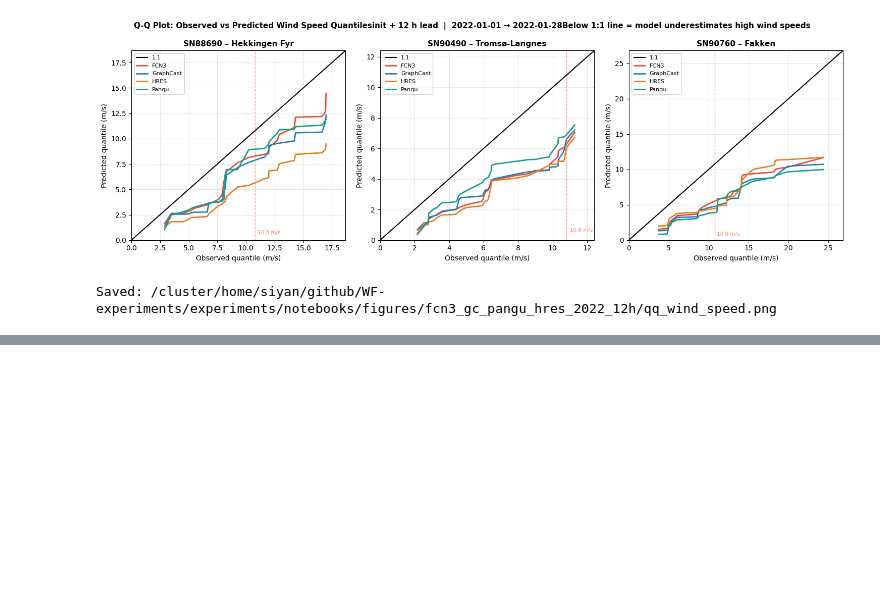
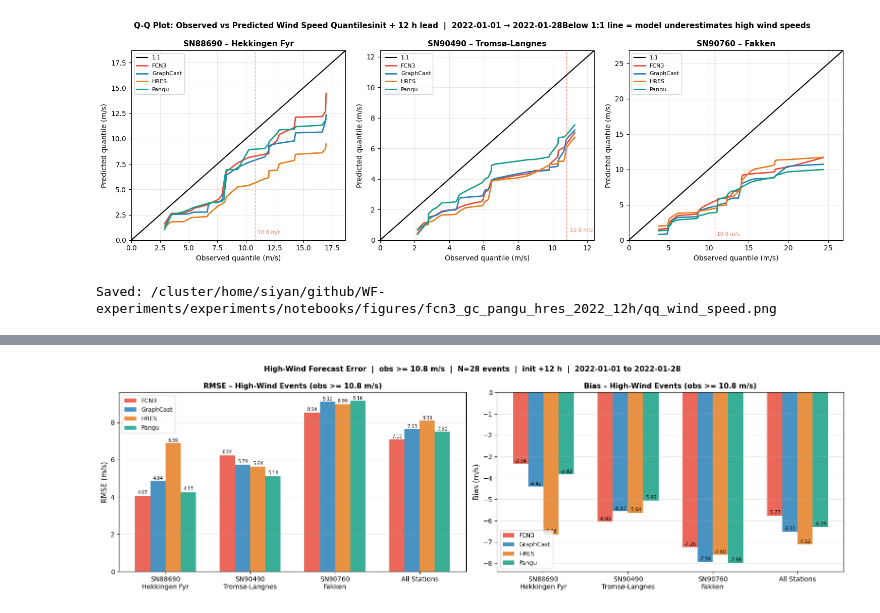
Before and after one commit to chensy618/WF-experiments, a Jupyter notebook: experiments/notebooks/comparison_fcn3_graphcast_pangu_hres_obs_2022.ipynb, the cells around one changed output, grey strips where cells are left out. Saved outputs shown, nothing was run; the diff lists cells and outputs as text; code cells hidden in the pictures; blank space fills up the shorter version.

```diff
--- a/experiments/notebooks/comparison_fcn3_graphcast_pangu_hres_obs_2022.ipynb
+++ b/experiments/notebooks/comparison_fcn3_graphcast_pangu_hres_obs_2022.ipynb
@@ -883,0 +886,84 @@ Saved: /cluster/home/siyan/github/WF-experiments/experiments/notebooks/figures/f
+# %%
+HIGH_WIND_THR = 10.8
+model_list = [
+    ('fcn3_wind',  'FCN3',      CLR['FCN3']),
+    ('gc_wind',    'GraphCast', CLR['GraphCast']),
+    ('hres_wind',  'HRES',      CLR['HRES']),
+    ('pangu_wind', 'Pangu',     CLR['Pangu']),
+]
+
+# ── Print high-wind metrics table ────────────────────────────────────────────
+rows = []
+for wind_col, model_name, _ in model_list:
+    for sid in list(STATIONS.keys()) + ['All Stations']:
+        hw = merged[merged['obs_wind'] >= HIGH_WIND_THR] if sid == 'All Stations' else              merged[(merged['station'] == sid) & (merged['obs_wind'] >= HIGH_WIND_THR)]
+        if len(hw) == 0:
+            continue
+        err = hw[wind_col] - hw['obs_wind']
+        rows.append({'Model': model_name, 'Station': sid, 'N': len(hw),
+                     'RMSE': round(float(np.sqrt((err**2).mean())), 4),
+                     'Bias': round(float(err.mean()), 4),
+                     'MAE':  round(float(err.abs().mean()), 4)})
+hw_table = pd.DataFrame(rows)
+print(f'High-Wind Metrics  |  obs >= {HIGH_WIND_THR} m/s')
+print('=' * 70)
+print(hw_table.to_string(index=False))
+print()
+
+
+_m      = len(model_list)
+sids    = list(STATIONS.keys())
+labels  = [f'{s}\n{STATIONS[s]["name"]}' for s in sids] + ['All Stations']
+x       = np.arange(len(labels))
+w       = 0.18
+
+fig, (ax_rmse, ax_bias) = plt.subplots(1, 2, figsize=(16, 5))
+
+for ax, metric, ylabel, title in [
+    (ax_rmse, 'rmse', 'RMSE (m/s)',  f'RMSE – High-Wind Events (obs >= {HIGH_WIND_THR} m/s)'),
+    (ax_bias, 'bias', 'Bias (m/s)',  f'Bias – High-Wind Events (obs >= {HIGH_WIND_THR} m/s)'),
+]:
+    offsets = np.linspace(-(_m-1)/2, (_m-1)/2, _m) * w
+    for (wind_col, model_name, clr), offset in zip(model_list, offsets):
+        vals = []
+        for sid in sids:
+            hw = merged[(merged['station'] == sid) & (merged['obs_wind'] >= HIGH_WIND_THR)]
+            if len(hw) == 0:
+                vals.append(np.nan)
+            else:
+                err = hw[wind_col] - hw['obs_wind']
+                vals.append(float(np.sqrt((err**2).mean())) if metric == 'rmse' else float(err.mean()))
+        hw_all = merged[merged['obs_wind'] >= HIGH_WIND_THR]
+        if len(hw_all) > 0:
+            err = hw_all[wind_col] - hw_all['obs_wind']
+            vals.append(float(np.sqrt((err**2).mean())) if metric == 'rmse' else float(err.mean()))
+        else:
+            vals.append(np.nan)
+
+        bars = ax.bar(x + offset, vals, w, label=model_name, color=clr, alpha=0.85)
+        for bar, v in zip(bars, vals):
+            if not np.isnan(v):
+                ax.text(bar.get_x() + bar.get_width()/2, bar.get_height() + 0.02,
+                        f'{v:+.2f}' if metric == 'bias' else f'{v:.2f}',
+                        ha='center', va='bottom', fontsize=7)
+
+    if metric == 'bias':
+        ax.axhline(0, color='k', lw=0.8, linestyle='--', alpha=0.5)
+
+    ax.set_xticks(x); ax.set_xticklabels(labels, fontsize=10)
+    ax.set_ylabel(ylabel, fontsize=11)
+    ax.set_title(title, fontsize=11, fontweight='bold')
+    ax.legend(fontsize=9); ax.grid(axis='y', alpha=0.3)
+
+n_hw = int((merged['obs_wind'] >= HIGH_WIND_THR).sum())
+fig.suptitle(
+    f'High-Wind Forecast Error  |  obs >= {HIGH_WIND_THR} m/s  |  N={n_hw} events'
+    f'  |  init +{LEAD_H} h  |  {PERIOD_START} to {PERIOD_END}',
+    fontsize=11, fontweight='bold'
+)
+plt.tight_layout()
+out = FIG_DIR / 'high_wind_rmse_bias.png'
+plt.savefig(out, dpi=130, bbox_inches='tight')
+plt.show()
+print(f'Saved: {out}')
+# %% [output]
@@ -883,0 +989 @@ Saved: /cluster/home/siyan/github/WF-experiments/experiments/notebooks/figures/f
+[figure, added]
```
Also changed, not shown: parts of 14 cells of this notebook, 3 other files.
